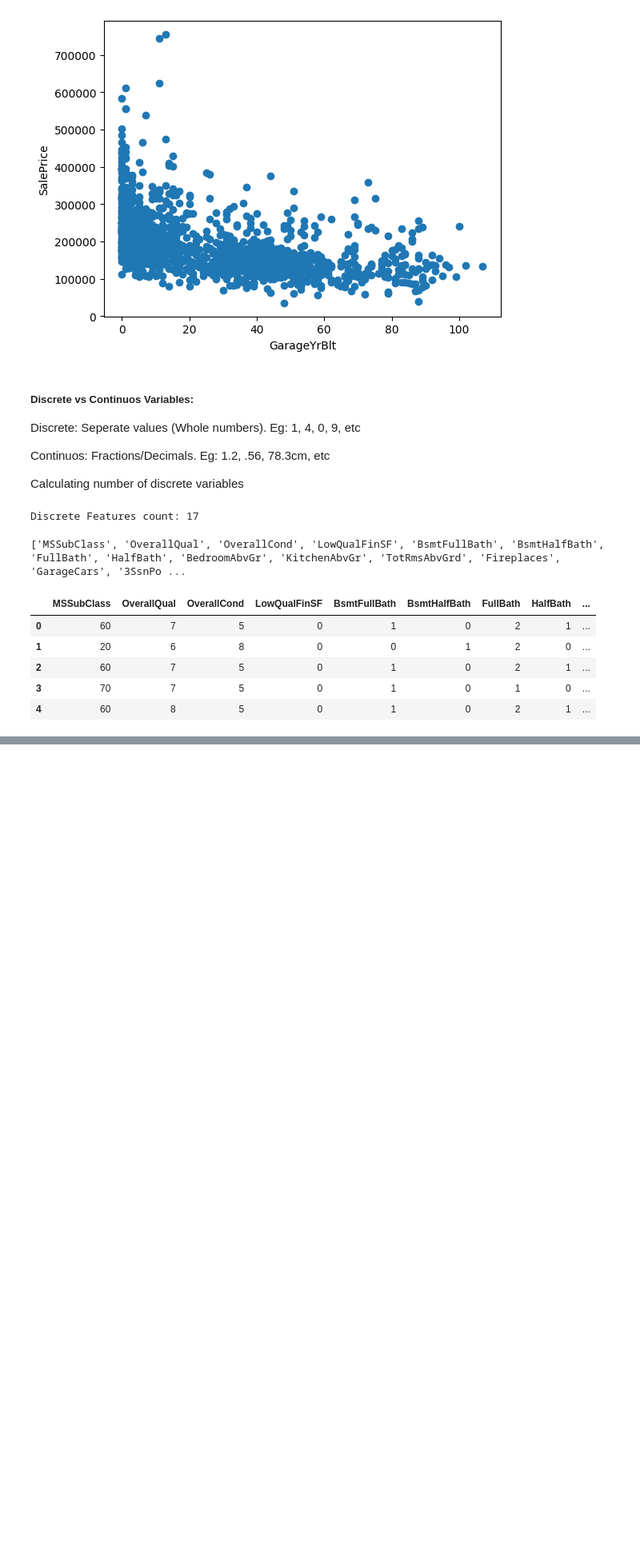
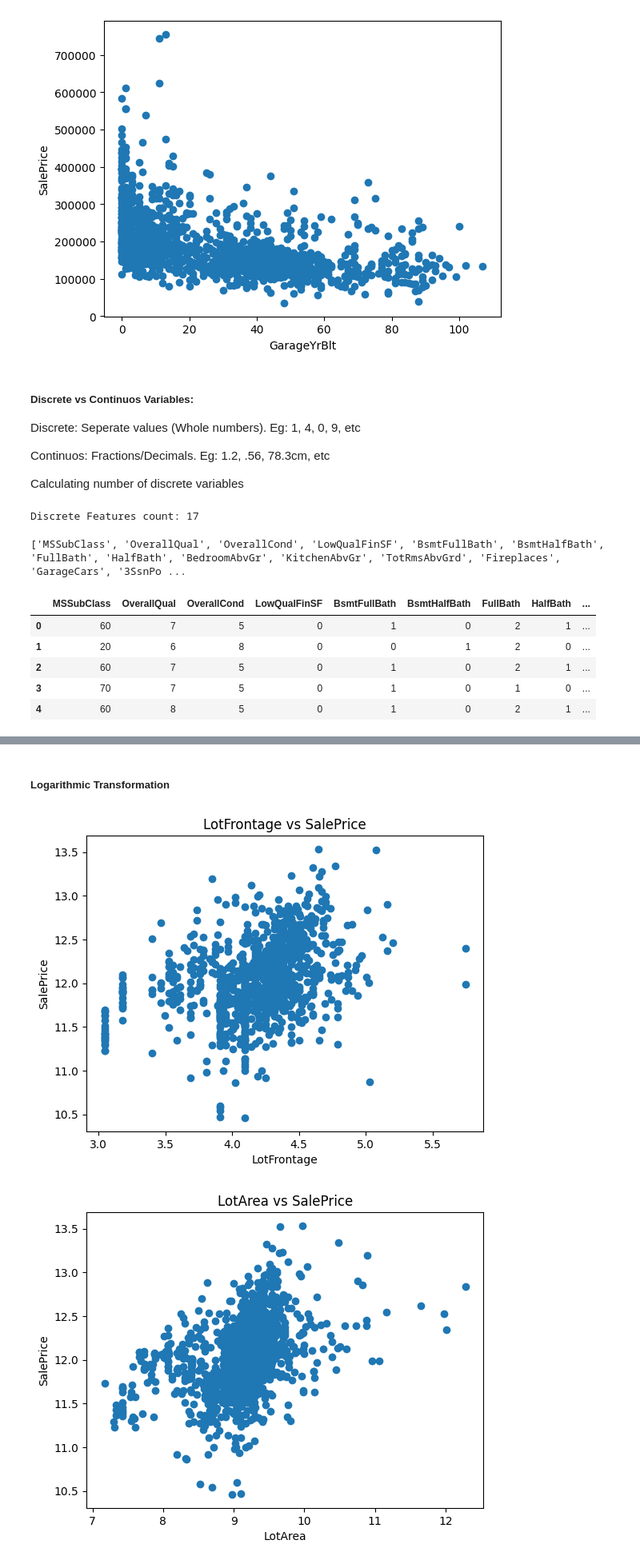
Before and after one commit to Vishesh3011/exploratory-data-analysis, a Jupyter notebook: house_price_prediction/house_price_prediction.ipynb, the cells around one changed output, grey strips where cells are left out. Shown at 80% size. Drawn from its saved outputs; the diff is of its cells as text; code cells hidden in the pictures; blank space fills up the shorter version.

```diff
--- a/house_price_prediction/house_price_prediction.ipynb
+++ b/house_price_prediction/house_price_prediction.ipynb
@@ -185,0 +238,18 @@ df[discrete_features].head()
+# %% [markdown]
+##### Logarithmic Transformation
+# %%
+for feature in cont_feature:
+    dta = df.copy()
+    if 0 in dta[feature].unique():
+        pass
+    else:
+        dta[feature] = np.log(dta[feature])
+        dta['SalePrice'] = np.log(dta['SalePrice'])
+        plt.scatter(dta[feature], dta['SalePrice'])
+        plt.xlabel(feature)
+        plt.ylabel('SalePrice')
+        plt.title('{} vs SalePrice'.format(feature))
+        plt.show()
+# %% [output]
+[figure, added]
+[figure, added]
```
Also changed, not shown: parts of 12 cells of this notebook.
